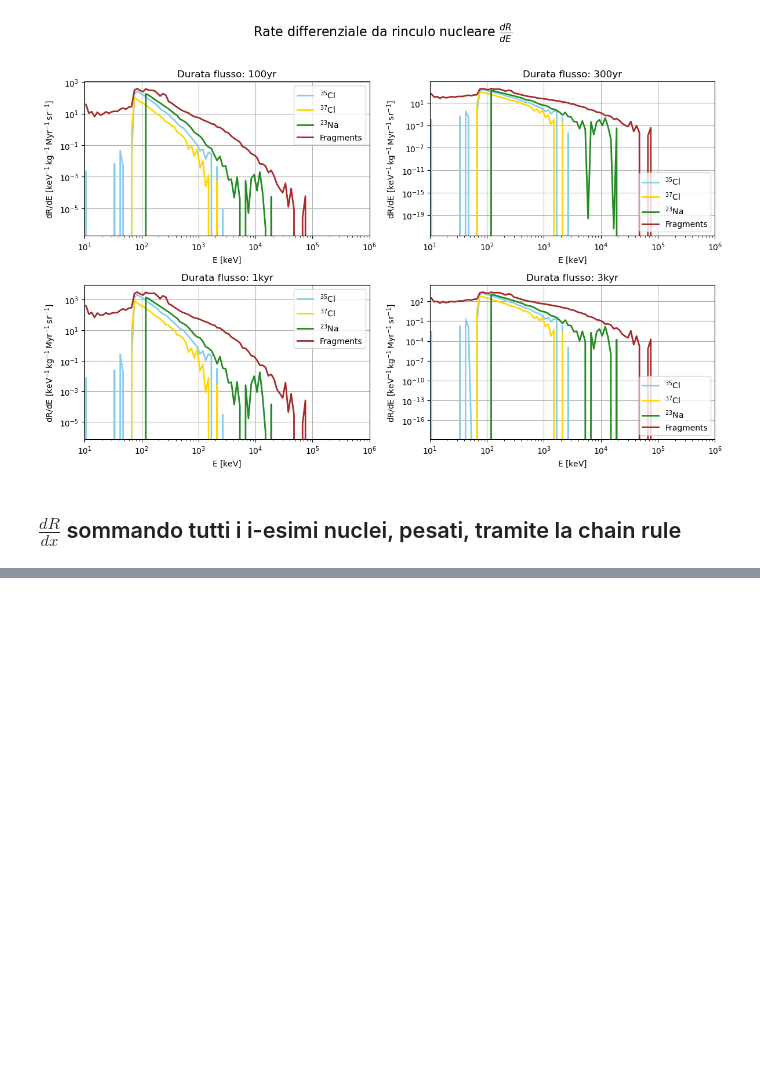
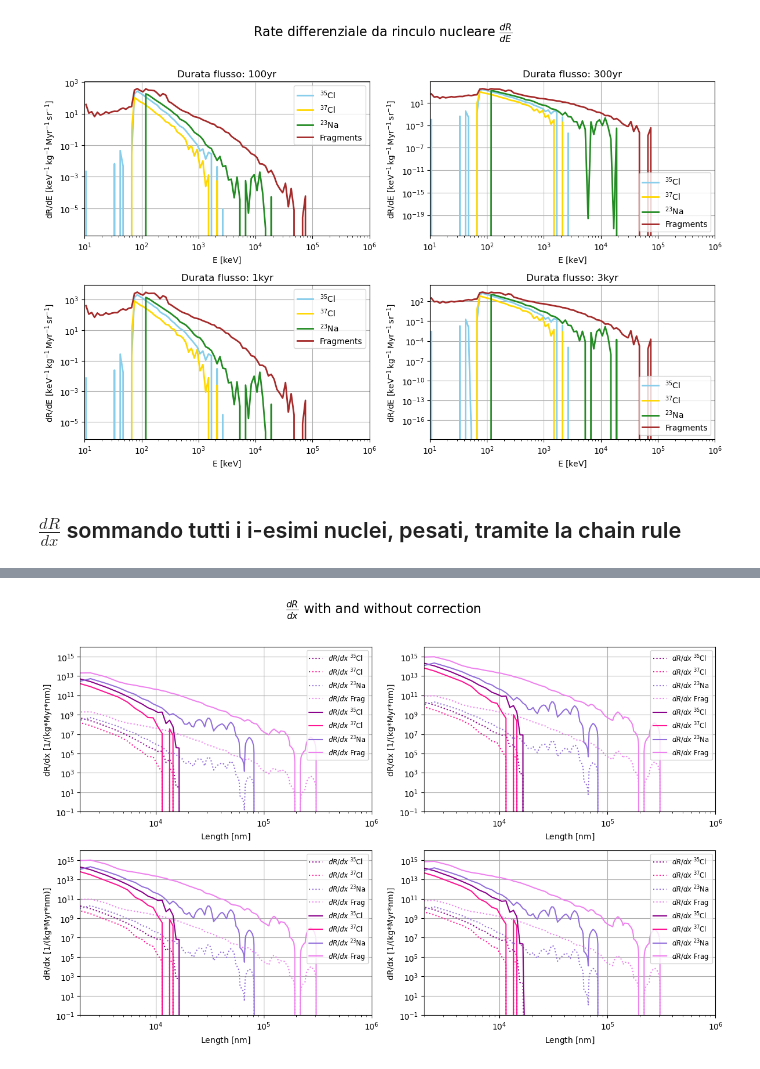
Before and after one commit to fedemaio/Bachelor-Thesis, a Jupyter notebook: all_you_need/geant/exposed_hal.ipynb, the cells around one changed output, grey strips where cells are left out. Saved outputs shown, nothing was run; the diff lists cells and outputs as text; code cells hidden in the pictures; blank space fills up the shorter version.

```diff
--- a/all_you_need/geant/exposed_hal.ipynb
+++ b/all_you_need/geant/exposed_hal.ipynb
@@ -150,0 +183,86 @@ plt.show()
+# %%
+# Parametri iniziali
+Er = np.logspace(-2, 3, 101)  # Energia in MeV
+time_exposure = 3500 * 365 * 24 * 60 * 60  # Tempo di esposizione in secondi
+label_time_fluxes = ["100yr", "300yr", "1kyr", "3kyr"]  # Nome dei file .dat del tempo di durata dei flussi
+time_fluxes = [1e-5, 4.5e-4, 1.35e-3, 3.5e-3]  # Intervallo tra un flusso e l'altro in Myr
+
+Na  = 6.022e23
+tau = 6.45e3  # Myr, tempo di dimezzamento dell'U238
+t   = 1.0     # Myr, durata dell'esposizione
+U_frac=5e-6   # concentrazione di Uranio in halite
+factor = 1e-5*(5.4e-7)*((U_frac)*Na*1e3/(238))/tau  # numero di eventi di fissione normalizzati
+
+
+# Crea la figura e i subplot 2x2
+fig, axs = plt.subplots(2, 2, figsize=(12, 8))
+fig.suptitle("$\\frac{{dR}}{{dx}}$ with and without correction", fontsize=16)
+
+for idx, label in enumerate(label_time_fluxes):
+
+    # Carica il flusso iniziale
+    x, y = np.loadtxt(f"MuonFluxes/SN20pc{label}.txt", usecols=(0, 1), unpack=True)
+    # Crea un array di flussi interpolati
+    y = y[:-1] / np.diff(x)
+    x = x[:-1]
+    flux_func = log_interp1d(x, y)  # Energia in GeV e flusso m^-2*s^-1*sr^-1*GeV^-1
+
+    # Integra e calcola conteggi
+    Num = Integration([flux_func], [time_fluxes[idx]], time_exposure)
+    Conta = Count(Num, Er)
+
+    Er_width = np.diff(Er)
+    Er_mid   = Er[:-1] + Er_width / 2
+
+    # Somma i fragmenti di tutti i nuclei
+    Frag = np.zeros(len(Er_mid))
+    for k in range(len(Conta[4])):  # Conta[4] = "lunghezza di nuclei" (?)
+        for l in range(len(Er_mid)):
+            Frag[l] += Conta[3][k][l]  # Somma i bin dei vari nuclei
+
+    # Interpola i contributi (F35, F37, F23) e normalizza con factor/Er_width
+    F35 = interp1d(Er_mid, Conta[0] / Er_width, fill_value='extrapolate')
+    F37 = interp1d(Er_mid, Conta[1] / Er_width, fill_value='extrapolate')
+    F23 = interp1d(Er_mid, Conta[2] / Er_width, fill_value='extrapolate')
+
+    # Sceglie il subplot
+    ax = axs[idx // 2, idx % 2]
+
+    # Aggiungo il calcolo di dR/dx (z_bins in nm)
+    z_bins = np.linspace(0, 100000, 100000)
+
+    # dR/dE -> dR/dx con la funzione dRdx_modified(...)
+    # Divido per (length*rho) se interpretato come conversione tra sezione e massa
+    y_values35 = halite.dRdx_modified(z_bins, Er_mid, F35(Er_mid)*1e-3/(length*rho))
+    y_values37 = halite.dRdx_modified(z_bins, Er_mid, F37(Er_mid)*1e-3/(length*rho))
+    y_values23 = halite.dRdx_modified(z_bins, Er_mid, F23(Er_mid)*1e-3/(length*rho))
+    # Somma di tutti i frammenti
+    y_valuesFrag = halite.dRdx_modified(z_bins, Er_mid, Frag*1e-3/Er_width/(length*rho))
+
+
+    #correzione z_bins
+    zz_centre = z_bins[:-1] +  np.diff(z_bins)/2.
+
+    # Plot without corrections
+    ax.loglog(zz_centre*1e3, y_values35, label='$dR/dx$ $^{35}$Cl', color='darkmagenta', linestyle=":")
+    ax.loglog(zz_centre*1e3, y_values37, label='$dR/dx$ $^{37}$Cl', color='deeppink', linestyle=":")
+    ax.loglog(zz_centre*1e3, y_values23, label='$dR/dx$ $^{23}$Na', color='mediumpurple', linestyle=":")
+    ax.loglog(zz_centre*1e3, y_valuesFrag, label='$dR/dx$ Frag', color='violet', linestyle=":")
+
+    # Plot with corrections
+    ax.loglog(zz_centre*1e3, factor*y_values35, label='$dR/dx$ $^{35}$Cl', color='darkmagenta')
+    ax.loglog(zz_centre*1e3, factor*y_values37, label='$dR/dx$ $^{37}$Cl', color='deeppink')
+    ax.loglog(zz_centre*1e3, factor*y_values23, label='$dR/dx$ $^{23}$Na', color='mediumpurple')
+    ax.loglog(zz_centre*1e3, factor*y_valuesFrag, label='$dR/dx$ Frag', color='violet')
+
+    ax.set_xlabel("Length [$\\mathrm{nm}$]")
+    ax.set_ylabel("dR/dx [1/(kg*Myr*nm)]")
+    ax.set_xlim(2e3, 1e6)
+    ax.set_ylim(0.1, 1e16)
+    ax.legend(loc="upper right", fontsize="small")
+    ax.grid(True)
+
+plt.tight_layout(rect=[0, 0, 1, 0.96])
+plt.show()
+# %% [output]
+[figure, added]
```
Also changed, not shown: parts of 5 cells of this notebook, 33 other files.
